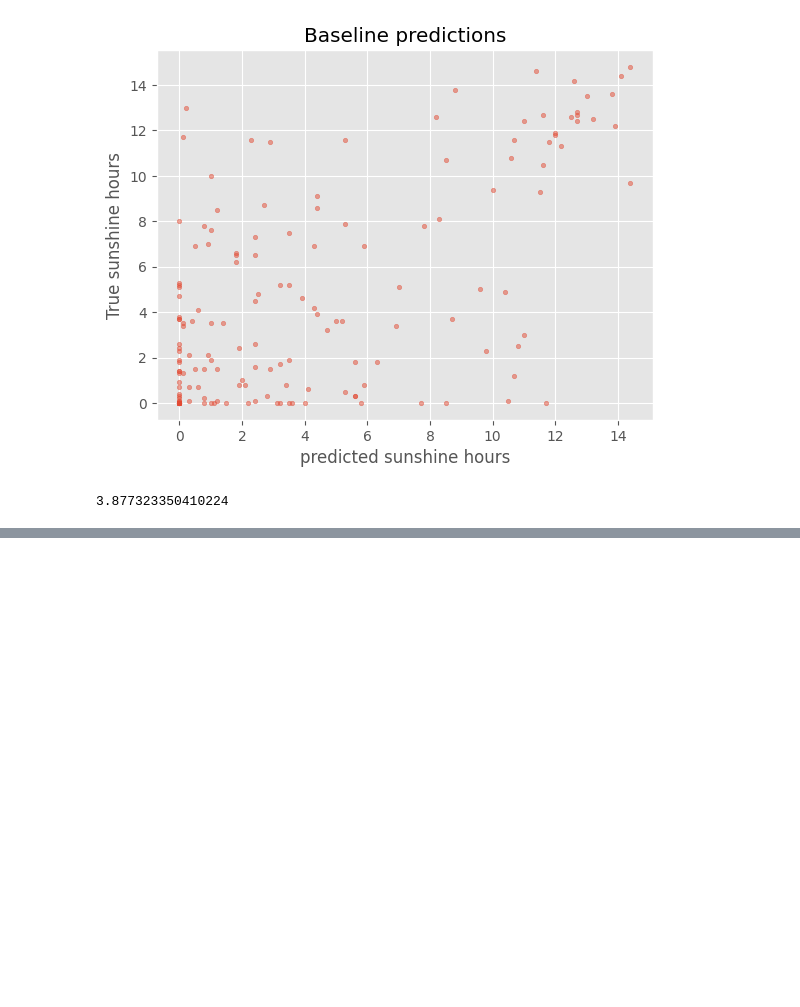
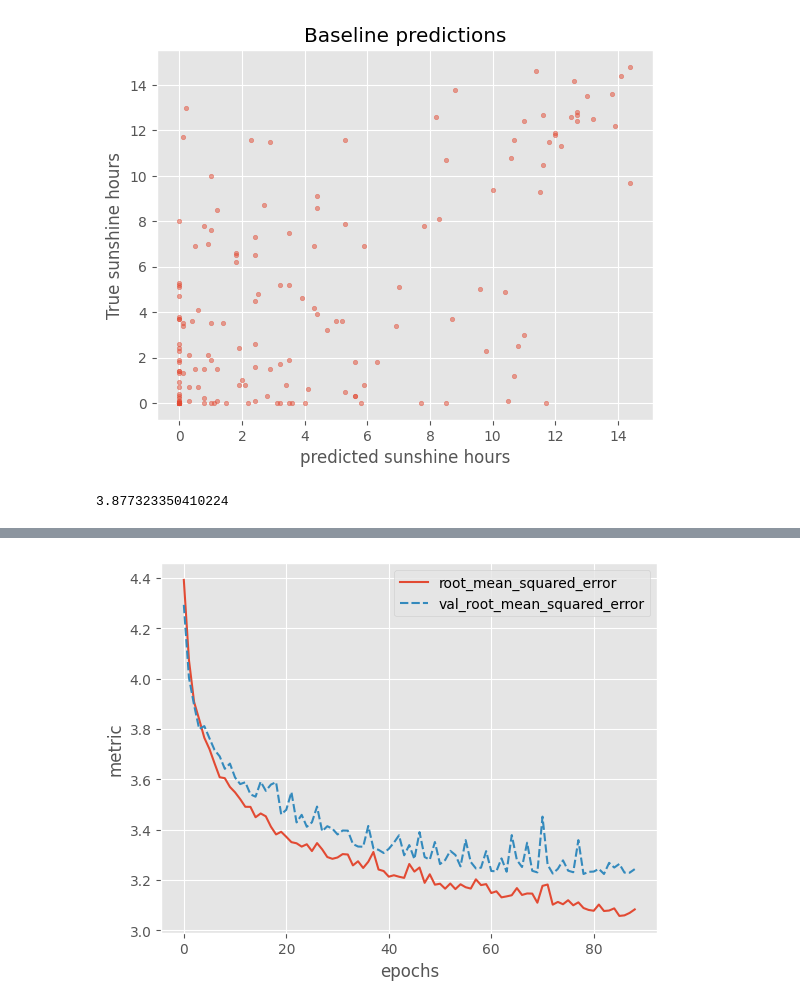
Before and after one commit to esciencecenter-digital-skills/2025-01-28-ds-dl-intro, a Jupyter notebook: files/02-monitor-the-training-progress.ipynb, the cells around one changed output, grey strips where cells are left out. Drawn from its saved outputs; the diff is of its cells as text; code cells hidden in the pictures; blank space fills up the shorter version.

```diff
--- a/files/02-monitor-the-training-progress.ipynb
+++ b/files/02-monitor-the-training-progress.ipynb
@@ -254,0 +348,6 @@ rmse_baseline
+# %%
+history = model.fit(X_train, y_train,
+                    batch_size=32,
+                    epochs=200,
+                    validation_data=(X_val, y_val),
+                    callbacks=[earlystopper])
@@ -254,0 +372,4 @@ rmse_baseline
+# %%
+plot_history(history, ['root_mean_squared_error', 'val_root_mean_squared_error'])
+# %% [output]
+[figure, added]
```
Also changed, not shown: parts of 26 cells of this notebook, 6 other files.
